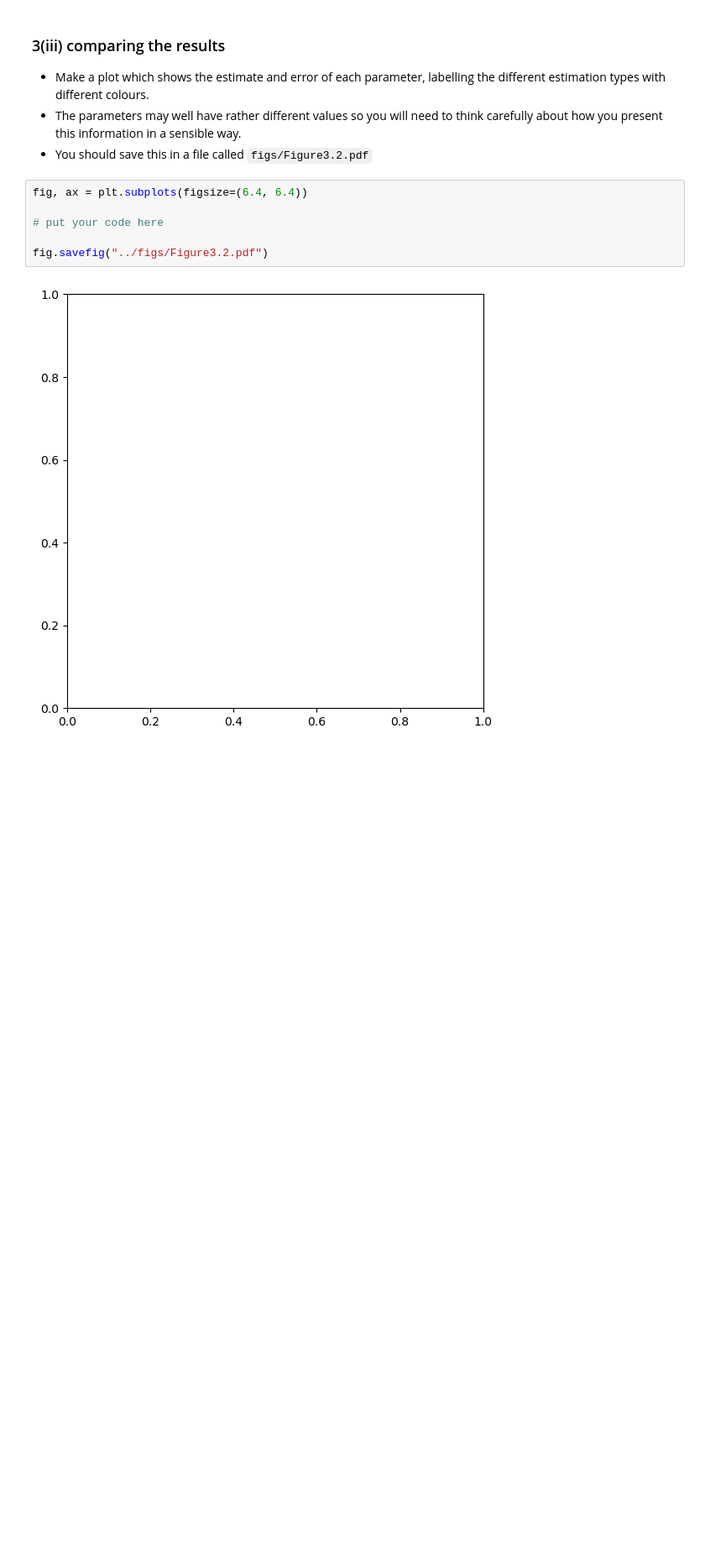
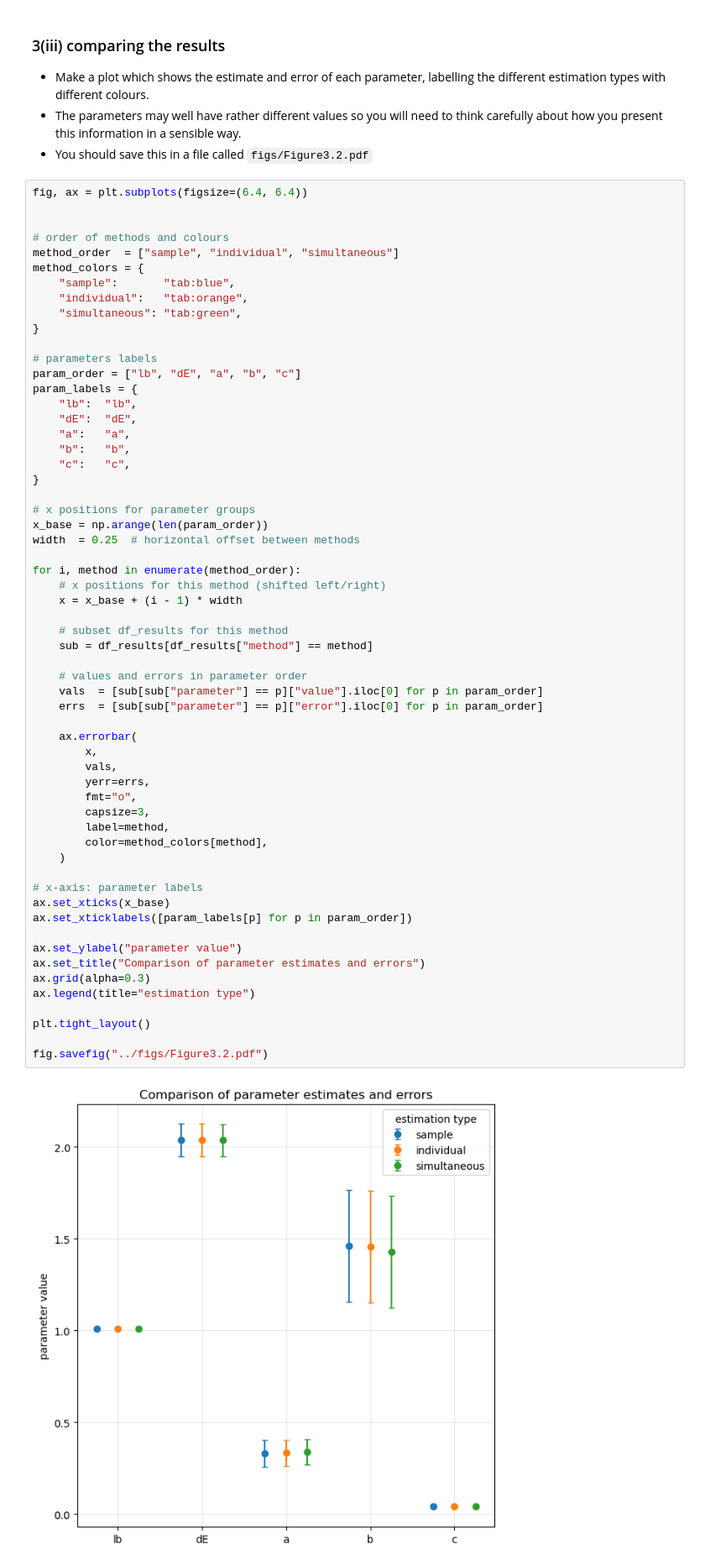
Before and after one commit to Nabeel-CH/photon-detector-calibration, a Jupyter notebook: notebooks/solution.ipynb, the cells around one changed output. Shown: that part at 84% size. Drawn from its saved outputs; the diff is of its cells as text; blank space fills up the shorter version.

```diff
--- a/notebooks/solution.ipynb
+++ b/notebooks/solution.ipynb
@@ -732,11 +970,64 @@ from s1_sol import example
 # %%
 fig, ax = plt.subplots(figsize=(6.4, 6.4))
 
-# put your code here
+
+# order of methods and colours
+method_order  = ["sample", "individual", "simultaneous"]
+method_colors = {
+    "sample":       "tab:blue",
+    "individual":   "tab:orange",
+    "simultaneous": "tab:green",
+}
+
+# parameters labels
+param_order = ["lb", "dE", "a", "b", "c"]
+param_labels = {
+    "lb":  "lb",
+    "dE":  "dE",
+    "a":   "a",
+    "b":   "b",
+    "c":   "c",
+}
+
+# x positions for parameter groups
+x_base = np.arange(len(param_order))
+width  = 0.25  # horizontal offset between methods
+
+for i, method in enumerate(method_order):
+    # x positions for this method (shifted left/right)
+    x = x_base + (i - 1) * width
+
+    # subset df_results for this method
+    sub = df_results[df_results["method"] == method]
+
+    # values and errors in parameter order
+    vals  = [sub[sub["parameter"] == p]["value"].iloc[0] for p in param_order]
+    errs  = [sub[sub["parameter"] == p]["error"].iloc[0] for p in param_order]
+
+    ax.errorbar(
+        x,
+        vals,
+        yerr=errs,
+        fmt="o",
+        capsize=3,
+        label=method,
+        color=method_colors[method],
+    )
+
+# x-axis: parameter labels
+ax.set_xticks(x_base)
+ax.set_xticklabels([param_labels[p] for p in param_order])
+
+ax.set_ylabel("parameter value")
+ax.set_title("Comparison of parameter estimates and errors")
+ax.grid(alpha=0.3)
+ax.legend(title="estimation type")
+
+plt.tight_layout()
 
 fig.savefig("../figs/Figure3.2.pdf")
 # %% [output]
-[figure, old version]
+[figure, new version]
 # %% [markdown]
 ---
 ## 4.) Bootstrap entire sample
```
Also changed, not shown: parts of 5 cells of this notebook.
